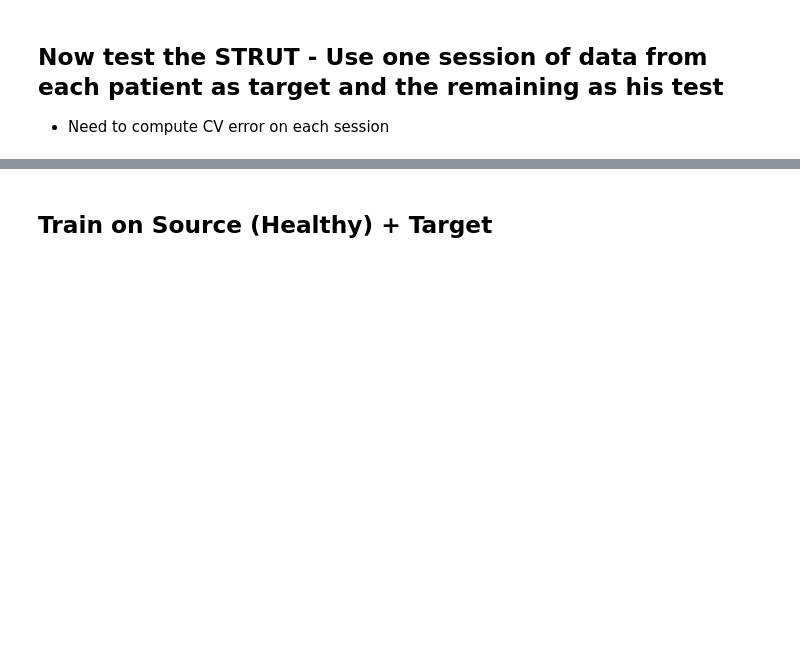
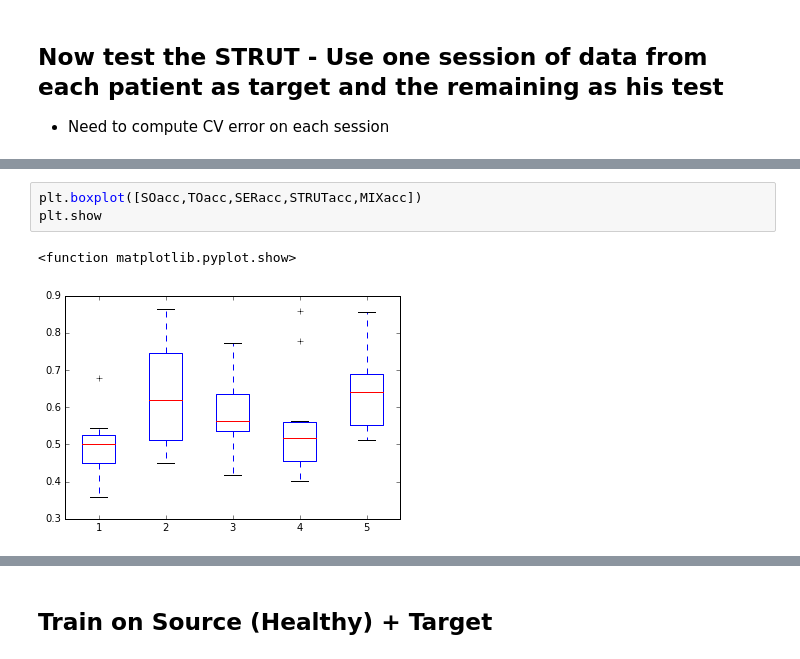
Before and after one commit to Luke3D/TransferRandomForest, a Jupyter notebook: TestonARData_STRUT.ipynb, the cells around one changed output, grey strips where cells are left out. Saved outputs shown, nothing was run; the diff lists cells and outputs as text; blank space fills up the shorter version.

```diff
--- a/TestonARData_STRUT.ipynb
+++ b/TestonARData_STRUT.ipynb
@@ -698 +876,7 @@ array([[ 0.72414545,  0.60721085,  0.74233883,  0.63194684],
+# %%
+plt.boxplot([SOacc,TOacc,SERacc,STRUTacc,MIXacc])
+plt.show
+# %% [output]
+<function matplotlib.pyplot.show>
+[figure, added]
 # %%
```
Also changed, not shown: parts of 52 cells of this notebook, 2 other files.
